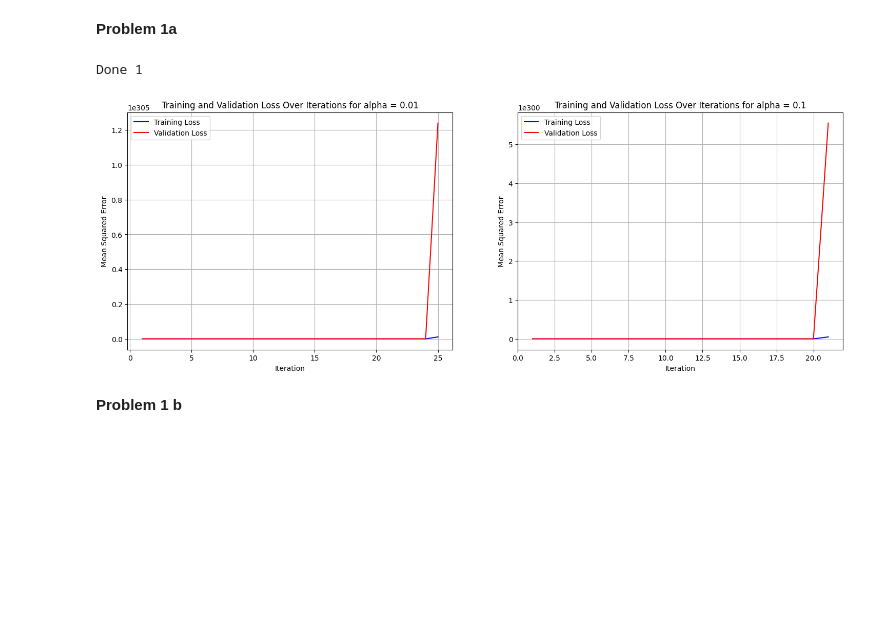
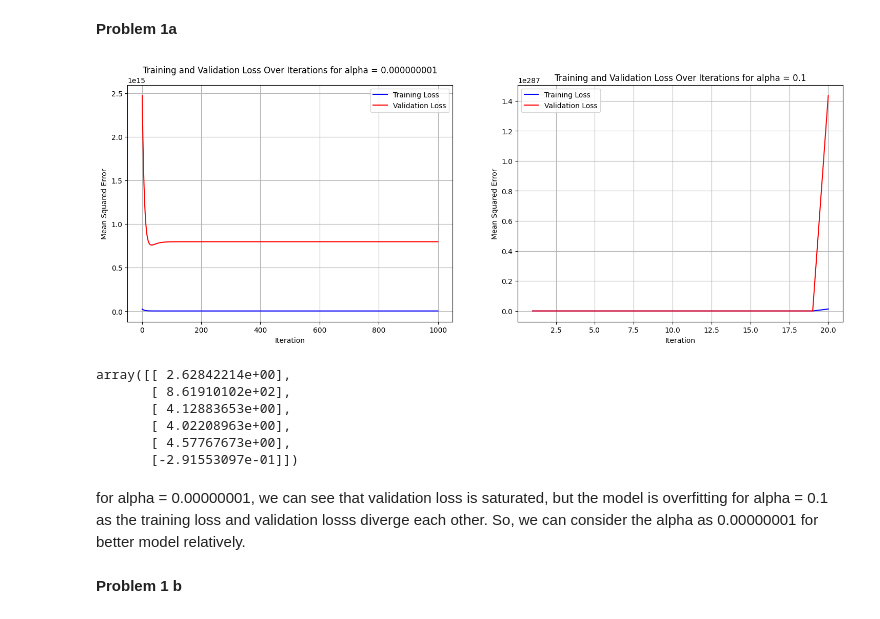
Before and after one commit to Dhanush-adk/machine_learning, a Jupyter notebook: assignment_2/LR_assignment_2.ipynb, the cells around one changed output. Saved outputs shown, nothing was run; the diff lists cells and outputs as text; code cells hidden in the pictures; blank space fills up the shorter version.

```diff
--- a/assignment_2/LR_assignment_2.ipynb
+++ b/assignment_2/LR_assignment_2.ipynb
@@ -60,34 +60,42 @@ def Linear_Regression(X_train, y_train, X_val, y_val, epochs, alpha, lambdaa = 0
 # %% [markdown]
 **Problem 1a**
 # %%
-theta_alpha_1, train_loss_alpha_1, val_loss_alpha_1  = Linear_Regression(X_train, y_train, X_val, y_val,25, alpha = 0.01)
-print("Done 1")
-theta_alpha_2, train_loss_alpha_2, val_loss_alpha_2  = Linear_Regression(X_train, y_train, X_val, y_val,25, alpha = 0.1)
+theta_alpha_1, train_loss_alpha_1, val_loss_alpha_1  = Linear_Regression(X_train, y_train, X_val, y_val,1000, alpha = 0.000000001)
+theta_alpha_2, train_loss_alpha_2, val_loss_alpha_2  = Linear_Regression(X_train, y_train, X_val, y_val,20, alpha = 0.1)
-# %% [output]
-Done 1
 # %%
 plt.figure(figsize=(18, 6))
 
 plt.subplot(1, 2, 1)
 plt.plot(range(1, len(train_loss_alpha_1) + 1), train_loss_alpha_1, color='blue', label = 'Training Loss')
 plt.plot(range(1, len(val_loss_alpha_1) + 1), val_loss_alpha_1, color='red', label = 'Validation Loss')
 plt.xlabel("Iteration")
 plt.ylabel("Mean Squared Error")
-plt.title("Training and Validation Loss Over Iterations for alpha = 0.01")
+plt.title("Training and Validation Loss Over Iterations for alpha = 0.000000001")
 plt.grid()
 plt.legend()
 
 plt.subplot(1, 2, 2)
 plt.plot(range(1, len(train_loss_alpha_2) + 1), train_loss_alpha_2, color='blue', label = 'Training Loss')
 plt.plot(range(1, len(val_loss_alpha_2) + 1), val_loss_alpha_2, color='red', label = 'Validation Loss')
 plt.xlabel("Iteration")
 plt.ylabel("Mean Squared Error")
 plt.title("Training and Validation Loss Over Iterations for alpha = 0.1")
 plt.legend()
 plt.grid()
 plt.show()
 # %% [output]
-[figure, old version]
+[figure, new version]
+# %%
+theta_alpha_1
+# %% [output]
+array([[ 2.62842214e+00],
+       [ 8.61910102e+02],
+       [ 4.12883653e+00],
+       [ 4.02208963e+00],
+       [ 4.57767673e+00],
+       [-2.91553097e-01]])
+# %% [markdown]
+for alpha = 0.00000001, we can see that validation loss is saturated, but the model is overfitting for alpha = 0.1 as the training loss and validation losss diverge each other. So, we can consider the alpha as  0.00000001 for better model relatively.
 # %% [markdown]
 **Problem 1 b**
 # %%
```
Also changed, not shown: parts of 11 cells of this notebook.
